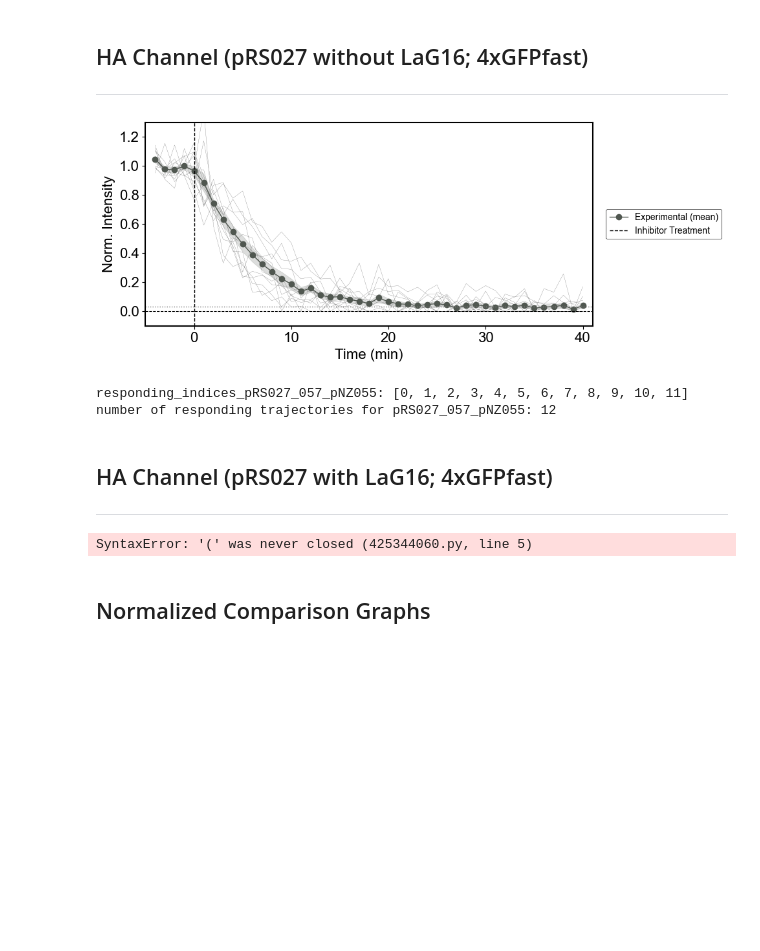
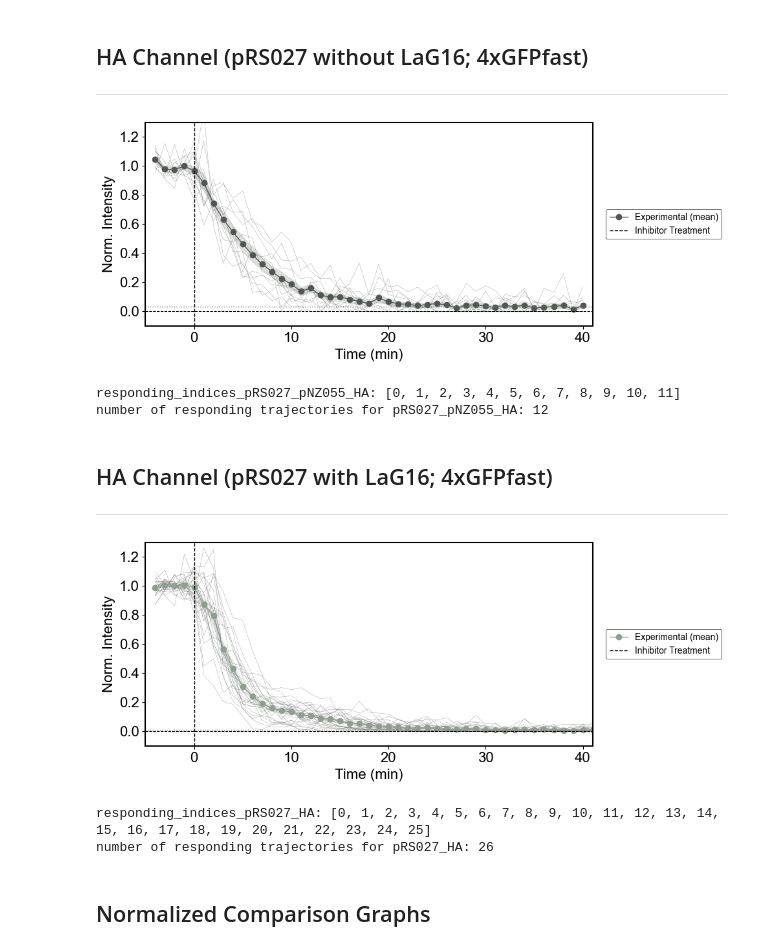
Before and after one commit to ningzhaoAnschutz/cof_paper, a Jupyter notebook: notebooks/Inhibitors/Fig S3C_Har_Fits_4xFast without anti-GFP-IB.ipynb, the cells around one changed output. Cells and saved outputs as stored; diff of their text form; code cells hidden in the pictures; blank space fills up the shorter version.

```diff
--- a/notebooks/Inhibitors/Fig S3C_Har_Fits_4xFast without anti-GFP-IB.ipynb
+++ b/notebooks/Inhibitors/Fig S3C_Har_Fits_4xFast without anti-GFP-IB.ipynb
@@ -56,19 +56,19 @@ substring_in_data_dir = 'pRS027_pNZ055'
 selected_field = 'spot_int_ch_0'
 plot_name = 'pRS027_no LaG16_traces'
 
-responding_indices_pRS027_057_pNZ055, frames_pRS027_057_pNZ055, intensities_pRS027_057_pNZ055, _, _, _, _, _ = INH.process_inhibitor_data(
+responding_indices_pRS027_pNZ055_HA, frames_pRS027_pNZ055_HA, intensities_pRS027_pNZ055_HA, _, _, _, _, _ = INH.process_inhibitor_data(
     data_dir, inhibitor_frame_index, substring_in_data_dir, selected_field,
     use_sem, show_summary, max_percentage_threshold_after_treatment,remove_frame_at_inhibitor_application=False,
 )
 
 
 INH.plot_inhibitor(
-    frames_pRS027_057_pNZ055,                                # np.ndarray – time array
-    intensities_pRS027_057_pNZ055,                           # np.ndarray – 2D (cells × frames)
+    frames_pRS027_pNZ055_HA,                                # np.ndarray – time array
+    intensities_pRS027_pNZ055_HA,                           # np.ndarray – 2D (cells × frames)
     inhibitor_frame_index,                           # int – treatment frame index
     results_folder=results_folder,                   # Path – save location
     plot_name=plot_name,                             # str – filename suffix
-    responding_indices=responding_indices_pRS027_057_pNZ055, # list – which cells to include
+    responding_indices=responding_indices_pRS027_pNZ055, # list – which cells to include
     use_sem=True,                                    # bool – SEM vs SD for error band
     show_individual_trajectories=True,               # bool – gray individual traces
     figsize = (8, 4),
@@ -88,12 +88,12 @@ INH.plot_inhibitor(
     colors="#505750",
 )
 
-print("responding_indices_pRS027_057_pNZ055:", responding_indices_pRS027_057_pNZ055)
-print("number of responding trajectories for pRS027_057_pNZ055:", len(responding_indices_pRS027_057_pNZ055))
+print("responding_indices_pRS027_pNZ055_HA:", responding_indices_pRS027_pNZ055_HA)
+print("number of responding trajectories for pRS027_pNZ055_HA:", len(responding_indices_pRS027_pNZ055_HA))
 # %% [output]
 [figure]
-responding_indices_pRS027_057_pNZ055: [0, 1, 2, 3, 4, 5, 6, 7, 8, 9, 10, 11]
-number of responding trajectories for pRS027_057_pNZ055: 12
+responding_indices_pRS027_pNZ055_HA: [0, 1, 2, 3, 4, 5, 6, 7, 8, 9, 10, 11]
+number of responding trajectories for pRS027_pNZ055_HA: 12
 # %% [markdown]
 ## HA Channel (pRS027 with LaG16; 4xGFPfast)
 ___
@@ -105,89 +105,43 @@ plot_name = 'pRS027-only_HA_fit'
 responding_indices_pRS027_HA, frames_pRS027_HA, intensities_pRS027_HA, _, _, _, _, _ = INH.process_inhibitor_data(
     data_dir, inhibitor_frame_index, substring_in_data_dir, selected_field,
     use_sem, show_summary, max_percentage_threshold_after_treatment,remove_frame_at_inhibitor_application=False,frame_interval_sec = frame_interval_sec,
+)
+
 
 results=INH.plot_inhibitor(
     frames_pRS027_HA,                                 # np.ndarray – time array
     intensities_pRS027_HA,                            # np.ndarray – 2D (cells × frames)
     inhibitor_frame_index,                            # int – treatment frame index
     results_folder=results_folder,                    # Path – save location
     plot_name=plot_name,                              # str – filename suffix
     responding_indices=responding_indices_pRS027_HA,  # list – which cells to include
-    figsize=figsize,                                  # tuple
-    use_sem=True,                                     # bool – SEM vs SD for error band
-    show_individual_trajectories=True,               # bool – gray individual traces
-    ylims=ylims,                                      # tuple – y-axis limits
-    xlims=xlims,                                      # tuple – x-axis limits
-    y_label='Norm. Intensity',                        # str
-    treatment_label='Inhibitor',                      # str – label for treatment line
-    show_treatment_line=True,                         # bool – vertical line at t=0
-    show_fit=True,                                    # bool – overlay fitted curve
-    show_runoff_time=True,                            # bool – draw t½ and τ_runoff lines
-    runoff_fraction=0.9,                              # float – threshold for run-off (0.95 = 95%)
-    remove_background_intensity=True,                 # subtract background & rescale to 0-1
-    background_frames=10,                             # use last 10 frames within xlims window
-    show_background_line=True,                        # dashed line at background level
-    show_zero_y_axis=True,                            # dashed line at y = 0
-    colors='#8E9E8F',
-    # parameters for linear fits
-    #fit_model='none',                  # 'linear'| 'linear_extrapolated'| 'exponential'|'heaviside'|None
-    #fit_start_idx=fit_start_idx,                      # int – fit range start (default: inh frame)
-    #gene_length_effective=g_length_effective,
-    #drug_diffusion_time_min = drug_diffusion_time_min,
-    #fit_end_idx=11,                                  # int – fit range end (fast = 11; slow = 17)
-    #fit_end_range = (11,13),                           # range to fit data.
-    #r2_threshold = r2_threshold,                      # threshold for best fit selection
-
-
-)
-
-print("responding_indices_pRS027_HA:", responding_indices_pRS027_HA)
-print("number of responding trajectories for pRS027_HA:", len(responding_indices_pRS027_HA))
-
-substring_in_data_dir = 'pRS027_pNZ055'
-selected_field = 'spot_int_ch_0'
-plot_name = 'pRS027_no LaG16_traces'
-
-responding_indices_pRS027_057_pNZ055, frames_pRS027_057_pNZ055, intensities_pRS027_057_pNZ055, _, _, _, _, _ = INH.process_inhibitor_data(
-    data_dir, inhibitor_frame_index, substring_in_data_dir, selected_field,
-    use_sem, show_summary, max_percentage_threshold_after_treatment,remove_frame_at_inhibitor_application=False,
-)
-
-
-INH.plot_inhibitor(
-    frames_pRS027_057_pNZ055,                                # np.ndarray – time array
-    intensities_pRS027_057_pNZ055,                           # np.ndarray – 2D (cells × frames)
-    inhibitor_frame_index,                           # int – treatment frame index
-    results_folder=results_folder,                   # Path – save location
-    plot_name=plot_name,                             # str – filename suffix
-    responding_indices=responding_indices_pRS027_057_pNZ055, # list – which cells to include
-    use_sem=True,                                    # bool – SEM vs SD for error band
-    show_individual_trajectories=True,               # bool – gray individual traces
     figsize = (8, 4),
     ylims = (-0.1, 1.3),
     xlims = (-5, 41),                          # limits needs to be set to include more than the fit_end_idx frames for the x-axis
     y_label='Norm. Intensity',                       # str
     treatment_label='Inhibitor',                     # str – label for treatment line
     show_treatment_line=True,                        # bool – vertical line at t=0
     #fit_model='None',                           # 'linear'|'exponential'|'heaviside'|None
     #fit_start_idx=fit_start_idx,                     # int – fit range start (default: inh frame)
     #fit_end_idx=fit_end_idx,                         # int – fit range end (default: last frame)
     #show_fit=False,                                   # bool – overlay fitted curve
     show_runoff_time=True,                           # bool – draw t½ and τ_runoff lines
     runoff_fraction=0.9,                            # float – threshold for run-off (0.95 = 95%)
     show_background_line=True,                      # dashed line at background level
     show_zero_y_axis=True,                          # dashed line at y = 0
-    colors="#505750",
+    colors="#8E9E8F",
 )
 
 print("responding_indices_pRS027_HA:", responding_indices_pRS027_HA)
 print("number of responding trajectories for pRS027_HA:", len(responding_indices_pRS027_HA))
 
 
 # Access each dataset by index
 #print('run-off time dataset 0:', results['t_runoff'])
 # %% [output]
+[figure, added]
-SyntaxError: '(' was never closed (425344060.py, line 5)
+responding_indices_pRS027_HA: [0, 1, 2, 3, 4, 5, 6, 7, 8, 9, 10, 11, 12, 13, 14, 15, 16, 17, 18, 19, 20, 21, 22, 23, 24, 25]
+number of responding trajectories for pRS027_HA: 26
 # %% [markdown]
 ## Normalized Comparison Graphs
 # %%
```
Also changed, not shown: parts of 1 cell of this notebook, 7 other files.
